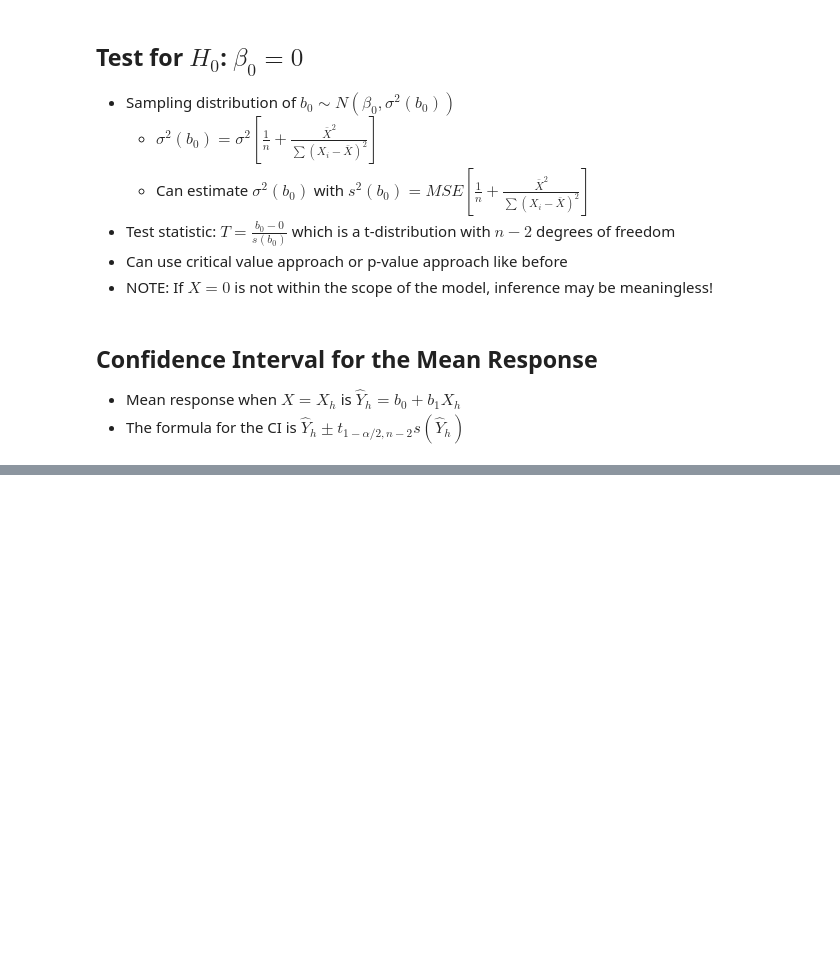
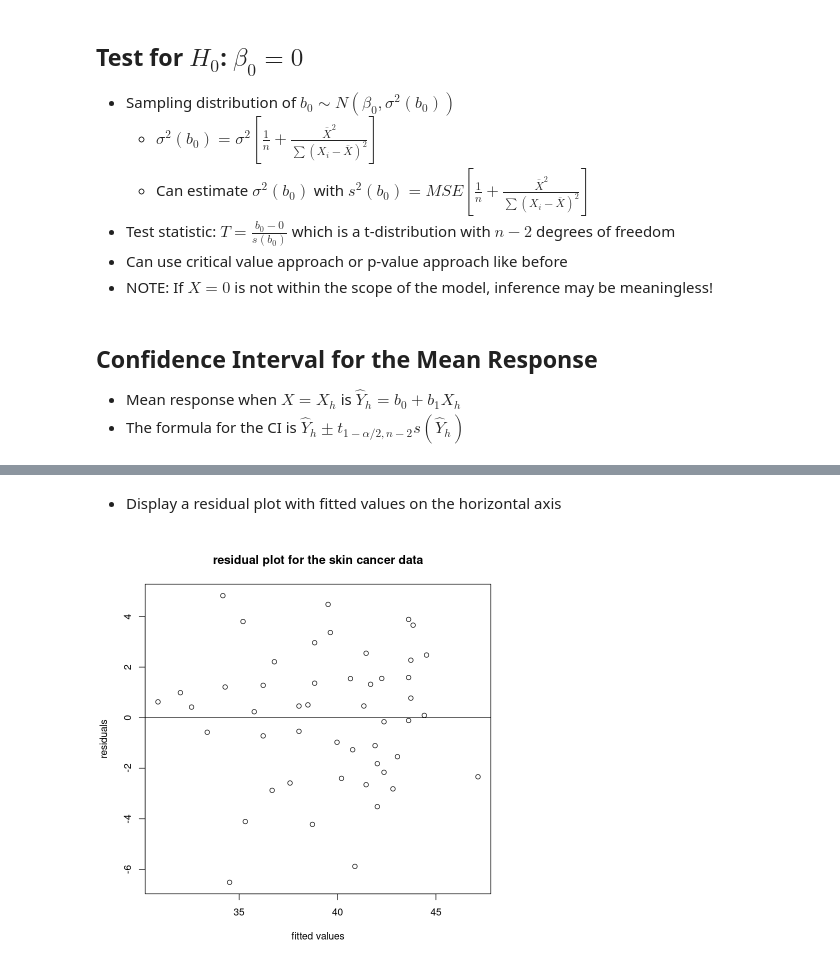
Before and after one commit to TrevorBushnell/STEM-Notes, a Jupyter notebook: MATH425 Applied Statistical Models/D - Inferences in Regression Analysis.ipynb, the cells around one changed output, grey strips where cells are left out. Cells and saved outputs as stored; diff of their text form; code cells hidden in the pictures; blank space fills up the shorter version.

```diff
--- a/MATH425 Applied Statistical Models/D - Inferences in Regression Analysis.ipynb
+++ b/MATH425 Applied Statistical Models/D - Inferences in Regression Analysis.ipynb
@@ -120,0 +160,7 @@ $$
+# %% [markdown]
+* Display a residual plot with fitted values on the horizontal axis
+# %%
+plot(x=fitted(data_reg), y=resid(data_reg), xlab='fitted values', ylab='residuals', main='residual plot for the skin cancer data')
+abline(0,0)
+# %% [output]
+[figure, added]
```
Also changed, not shown: parts of 12 cells of this notebook, 5 other files.
